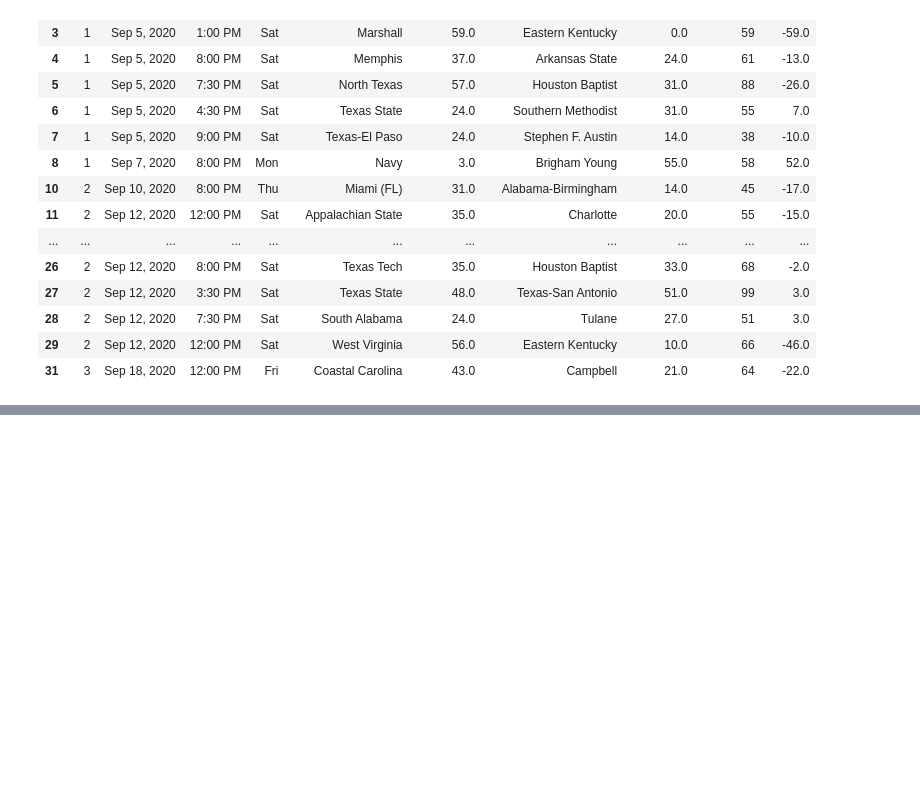
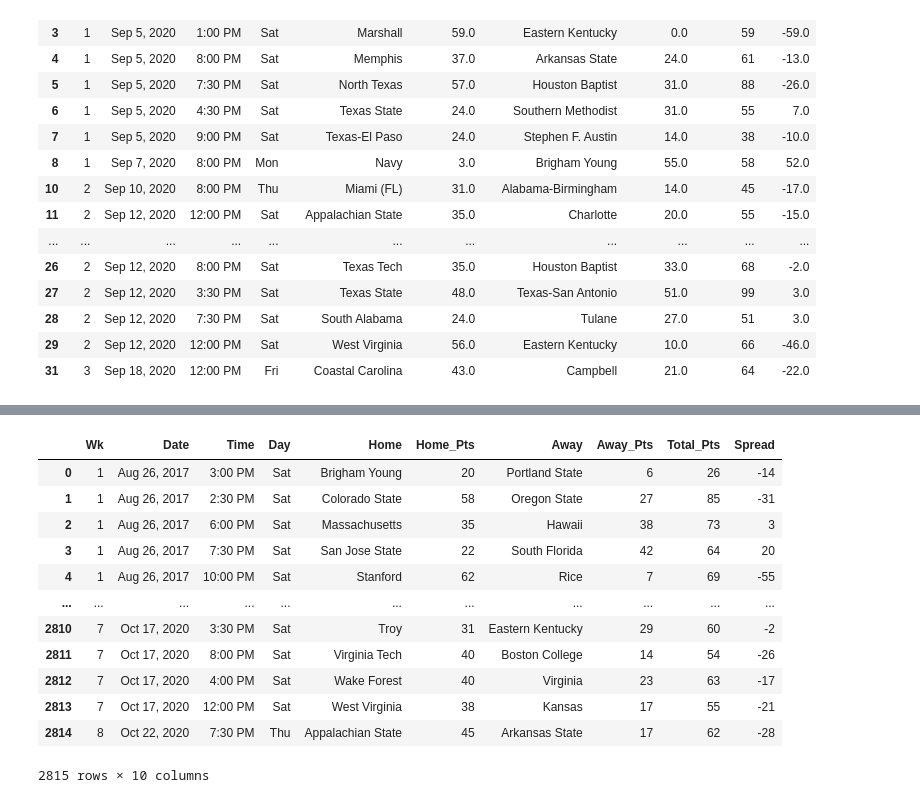
Before and after one commit to SheilKumar/CFBPrediction, a Jupyter notebook: College_Football.ipynb, the cells around one changed output, grey strips where cells are left out. Drawn from its saved outputs; the diff is of its cells as text; code cells hidden in the pictures; blank space fills up the shorter version.

```diff
--- a/College_Football.ipynb
+++ b/College_Football.ipynb
@@ -152,0 +224,25 @@ completed_fixtures[1:30]
+# %%
+years = list(range(2017,2021))
+df2017 = get_completed_fixtures(get_data(create_url(years)[0]))
+df2018 = get_completed_fixtures(get_data(create_url(years)[1]))
+df2019 = get_completed_fixtures(get_data(create_url(years)[2]))
+df2020 = get_completed_fixtures(get_data(create_url(years)[3]))
+
+complete_dfs = [df2017,df2018,df2019,df2020]
+complete_fixture_df = pd.concat(complete_dfs, ignore_index=True)
+# %%
+complete_fixture_df[:]
+# %% [output]
+|  | Wk | Date | Time | Day | Home | Home_Pts | Away | Away_Pts | Total_Pts | Spread |
+| 0 | 1 | Aug 26, 2017 | 3:00 PM | Sat | Brigham Young | 20 | Portland State | 6 | 26 | -14 |
+| 1 | 1 | Aug 26, 2017 | 2:30 PM | Sat | Colorado State | 58 | Oregon State | 27 | 85 | -31 |
+| 2 | 1 | Aug 26, 2017 | 6:00 PM | Sat | Massachusetts | 35 | Hawaii | 38 | 73 | 3 |
+| 3 | 1 | Aug 26, 2017 | 7:30 PM | Sat | San Jose State | 22 | South Florida | 42 | 64 | 20 |
+| 4 | 1 | Aug 26, 2017 | 10:00 PM | Sat | Stanford | 62 | Rice | 7 | 69 | -55 |
+| ... | ... | ... | ... | ... | ... | ... | ... | ... | ... | ... |
+| 2810 | 7 | Oct 17, 2020 | 3:30 PM | Sat | Troy | 31 | Eastern Kentucky | 29 | 60 | -2 |
+| 2811 | 7 | Oct 17, 2020 | 8:00 PM | Sat | Virginia Tech | 40 | Boston College | 14 | 54 | -26 |
+| 2812 | 7 | Oct 17, 2020 | 4:00 PM | Sat | Wake Forest | 40 | Virginia | 23 | 63 | -17 |
+| 2813 | 7 | Oct 17, 2020 | 12:00 PM | Sat | West Virginia | 38 | Kansas | 17 | 55 | -21 |
+| 2814 | 8 | Oct 22, 2020 | 7:30 PM | Thu | Appalachian State | 45 | Arkansas State | 17 | 62 | -28 |
+2815 rows × 10 columns
```
Also changed, not shown: parts of 4 cells of this notebook.
